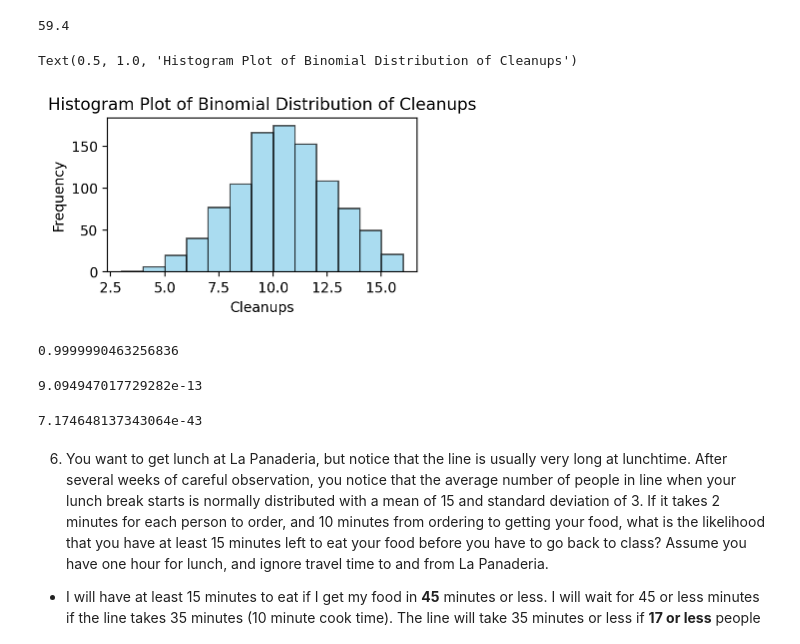
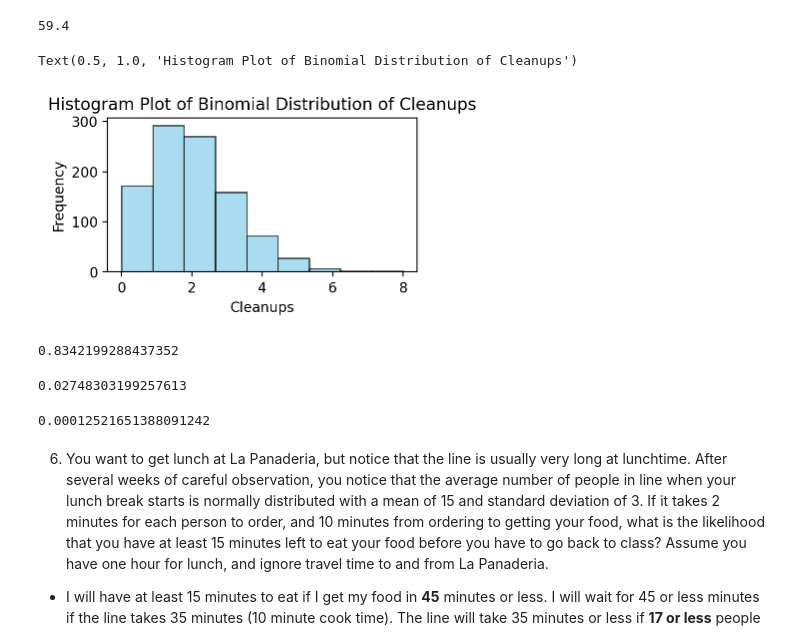
Before and after one commit to martin-reyes/4_statistics-exercises, a Jupyter notebook: 2_probability_distributions.ipynb, the cells around one changed output. Cells and saved outputs as stored; diff of their text form; code cells hidden in the pictures.

```diff
--- a/2_probability_distributions.ipynb
+++ b/2_probability_distributions.ipynb
@@ -159,31 +161,31 @@ distribution.sf(0) # P(X >= 1) or P(X > 0)
 # %% [output]
 59.4
 # %%
-distribution = stats.binom(20, .50)
+distribution = stats.binom(59, .03)
 plt.figure(figsize=(4,2))
-plt.hist(distribution.rvs(1000), bins = 13, color='skyblue',
+plt.hist(distribution.rvs(1000), bins = 9, color='skyblue',
          edgecolor='black', alpha=0.7)
 plt.xlabel('Cleanups')
 plt.ylabel('Frequency')
 plt.title('Histogram Plot of Binomial Distribution of Cleanups')
 # %% [output]
 Text(0.5, 1.0, 'Histogram Plot of Binomial Distribution of Cleanups')
-[figure, old version]
+[figure, new version]
 # %%
 # How likely is it that the break area gets cleaned up each day?
 distribution.sf(0)
 # %% [output]
-0.9999990463256836
+0.8342199288437352
 # %%
 # How likely is it that it goes two days without getting cleaned up?
 distribution.pmf(0) ** 2
 # %% [output]
-9.094947017729282e-13
+0.02748303199257613
 # %%
 # All week?
-distribution.pmf(0) ** 7
+distribution.pmf(0) ** 5
 # %% [output]
-7.174648137343064e-43
+0.00012521651388091242
 # %% [markdown]
 6. You want to get lunch at La Panaderia, but notice that the line is usually very long at lunchtime. After several weeks of careful observation, you notice that the average number of people in line when your lunch break starts is normally distributed with a mean of 15 and standard deviation of 3. If it takes 2 minutes for each person to order, and 10 minutes from ordering to getting your food, what is the likelihood that you have at least 15 minutes left to eat your food before you have to go back to class? Assume you have one hour for lunch, and ignore travel time to and from La Panaderia.
 
```
Also changed, not shown: parts of 10 cells of this notebook, 1 other file.
